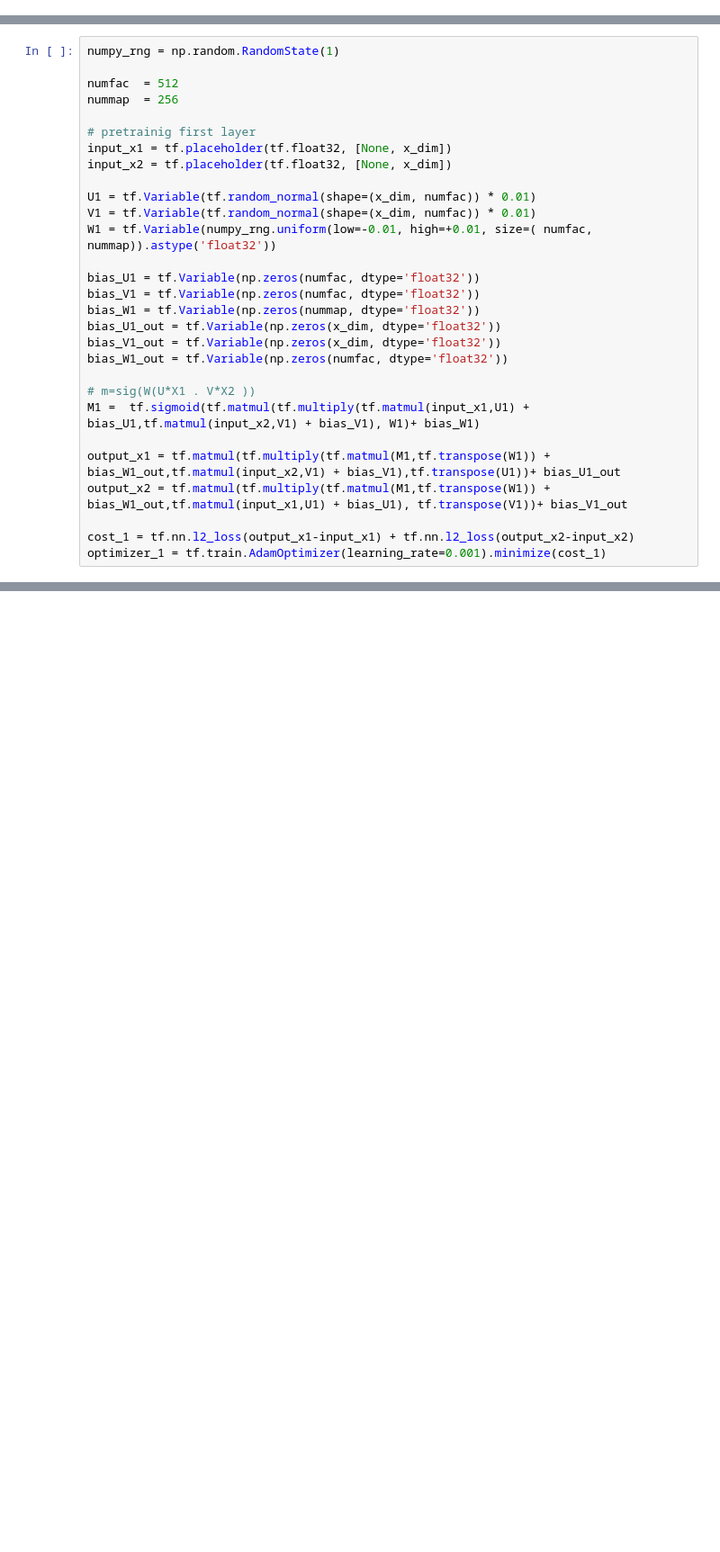
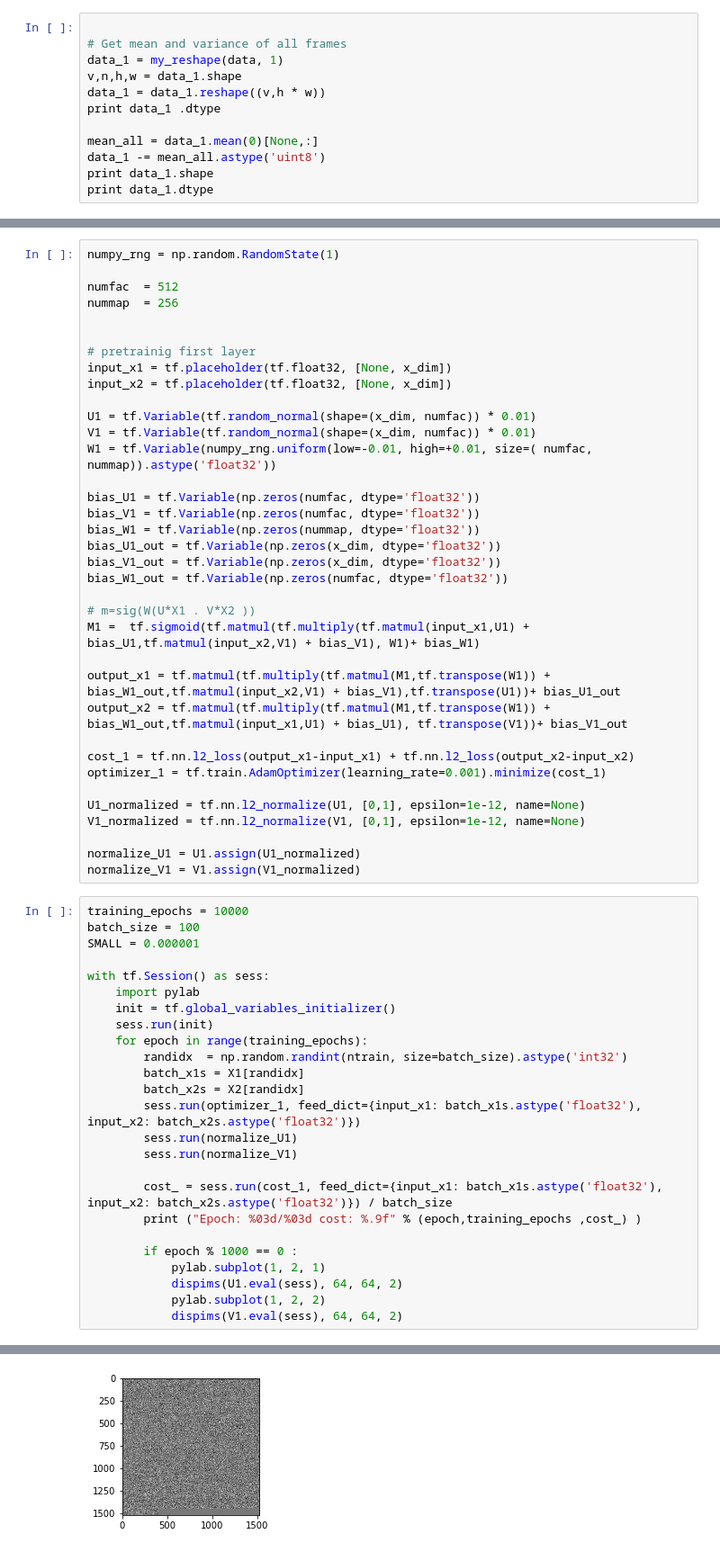
Before and after one commit to SabaaKiwan/gpulab, a Jupyter notebook: Grammer Cells/Grammer Cells.ipynb, the cells around one changed output, grey strips where cells are left out. Shown at 90% size. Cells and saved outputs as stored; diff of their text form; blank space fills up the shorter version.

```diff
--- a/Grammer Cells/Grammer Cells.ipynb
+++ b/Grammer Cells/Grammer Cells.ipynb
@@ -58,0 +76,12 @@ def reshape(data_in ,number_of_frame = 2):
+# %%
+
+# Get mean and variance of all frames
+data_1 = my_reshape(data, 1)
+v,n,h,w = data_1.shape
+data_1 = data_1.reshape((v,h * w))
+print data_1 .dtype
+
+mean_all = data_1.mean(0)[None,:]
+data_1 -= mean_all.astype('uint8')
+print data_1.shape
+print data_1.dtype
@@ -61,6 +125,7 @@ numpy_rng = np.random.RandomState(1)
 
 numfac  = 512
 nummap  = 256
+
 
 # pretrainig first layer
 input_x1 = tf.placeholder(tf.float32, [None, x_dim])
@@ -85,3 +150,35 @@ output_x2 = tf.matmul(tf.multiply(tf.matmul(M1,tf.transpose(W1)) + bias_W1_out,t
 
 cost_1 = tf.nn.l2_loss(output_x1-input_x1) + tf.nn.l2_loss(output_x2-input_x2)
 optimizer_1 = tf.train.AdamOptimizer(learning_rate=0.001).minimize(cost_1)
+
+U1_normalized = tf.nn.l2_normalize(U1, [0,1], epsilon=1e-12, name=None)
+V1_normalized = tf.nn.l2_normalize(V1, [0,1], epsilon=1e-12, name=None)
+
+normalize_U1 = U1.assign(U1_normalized)
+normalize_V1 = V1.assign(V1_normalized)
+# %%
+training_epochs = 10000
+batch_size = 100
+SMALL = 0.000001
+
+with tf.Session() as sess:
+    import pylab
+    init = tf.global_variables_initializer()
+    sess.run(init)
+    for epoch in range(training_epochs):
+        randidx  = np.random.randint(ntrain, size=batch_size).astype('int32')
+        batch_x1s = X1[randidx]
+        batch_x2s = X2[randidx]
+        sess.run(optimizer_1, feed_dict={input_x1: batch_x1s.astype('float32'), input_x2: batch_x2s.astype('float32')})
+        sess.run(normalize_U1)
+        sess.run(normalize_V1)
+
+        cost_ = sess.run(cost_1, feed_dict={input_x1: batch_x1s.astype('float32'), input_x2: batch_x2s.astype('float32')}) / batch_size
+        print ("Epoch: %03d/%03d cost: %.9f" % (epoch,training_epochs ,cost_) )
+
+        if epoch % 1000 == 0 :
+            pylab.subplot(1, 2, 1)
+            dispims(U1.eval(sess), 64, 64, 2)
+            pylab.subplot(1, 2, 2)
+            dispims(V1.eval(sess), 64, 64, 2)
+# %% [output]
@@ -87,0 +186 @@ optimizer_1 = tf.train.AdamOptimizer(learning_rate=0.001).minimize(cost_1)
+[figure, added]
```
Also changed, not shown: parts of 6 cells of this notebook.
